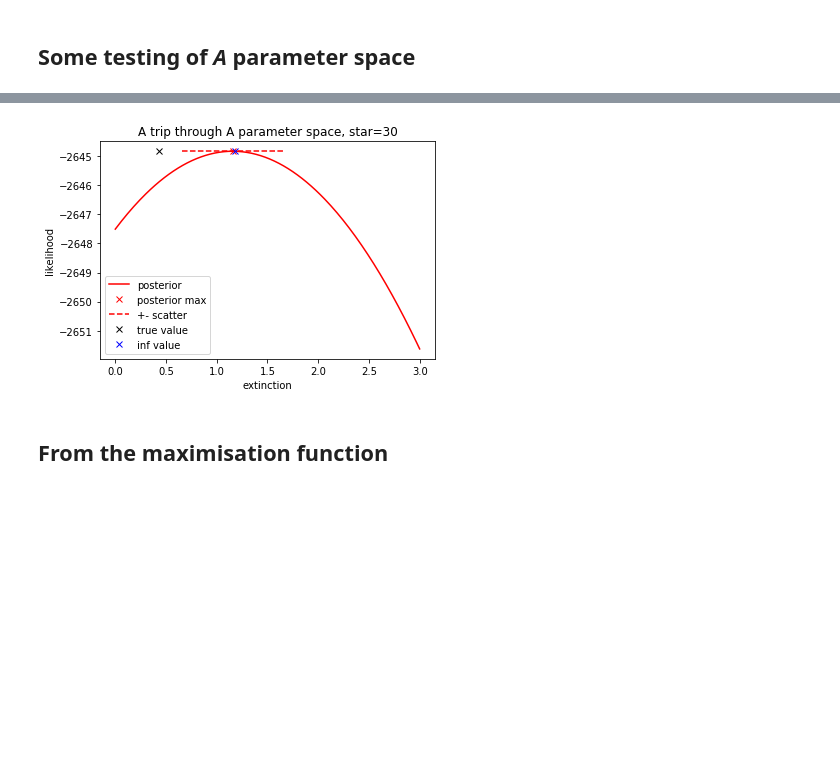
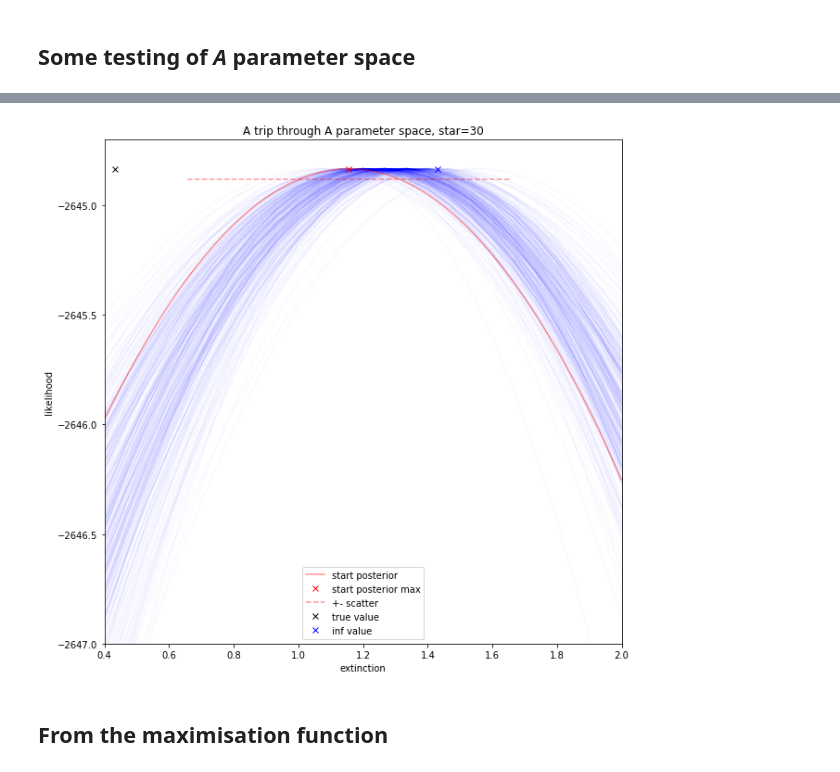
Before and after one commit to vickyscowcroft/bayesian_pl_fitting, a Jupyter notebook: batdog.ipynb, the cells around one changed output, grey strips where cells are left out. Drawn from its saved outputs; the diff is of its cells as text; code cells hidden in the pictures; blank space fills up the shorter version.

```diff
--- a/batdog.ipynb
+++ b/batdog.ipynb
@@ -280,0 +597,16 @@ data[['m_true'+band, 'omega_true', 'omega_exp', 'omega_sigma']]
+# %%
+N_points = 300
+test_r = np.linspace(30000, 70000, num=N_points)
+
+a_star = 0
+likelihood = np.zeros(N_points)
+
+# Cycle along the beam
+r_i = 0
+for a_r in zip(test_r):
+    sys.stdout.write('\r{}'.format(r_i))
+    sys.stdout.flush()
+    # Evaluate stars at beam test points
+    for along, a_weight in zip(distances_along_beam[a_star], star_weights[a_star]):
+        likelihood[r_i] += norm(along, data_prior['r_sigma'][a_star]).pdf(a_r) * a_weight
+    r_i += 1
@@ -1735,40 +2227,37 @@ norm(loc=1, scale=0.5).pdf(1)
 # %%
-# Constants
-a_star = 30
-a_band = 'I'
+true_A = data.iloc[[a_star]]['A_true_' + a_band]
+max_yran = np.amax(yran)
+arg_max_yran = np.argmax(yran)
 
-# Time for plotting
-band_number = band_names.index(a_band)
-xran = np.linspace(0.0, 3.0, num=200)
-yran = []
-wran = []
-zran = []
-for a_A in xran:
-    a_guess = starting_guess.copy()
-    a_guess[ranges['A'][band_number * N_good + a_star]] = a_A
-    yran.append(np.sum(posterior(a_guess, ranges, data_emcee, False)))
-    zran.append(np.sum(likelihood_app_mag(a_guess, ranges, data_emcee, False)))
+plot_offset = 450
 
-true_A = data.iloc[[a_star]]['A_true_' + a_band]
-max_yran = np.argmax(yran)
+plt.figure(figsize=(10,10))
 
+for i in range(tests):
+    max_zran = np.amax(zran[i, :])
+    zran_offset = max_yran - max_zran
+    plt.plot(xran2, zran[i, :] + zran_offset, 'b-', alpha=0.02)
 
-plt.plot(xran, yran, 'r-', label='posterior')
-plt.plot(xran[max_yran], yran[max_yran], 'rx', label='posterior max')
-plt.plot([xran[max_yran]-s_true[band_number], xran[max_yran]+s_true[band_number]],
-         [yran[max_yran], yran[max_yran]], 'r--', label='+- scatter')
-plt.plot(true_A, yran[max_yran], 'kx', label='true value')
-plt.plot(data.iloc[[a_star]]['A_inf_' + a_band], yran[max_yran], 'bx',
+plt.plot(xran, yran, 'r-', label='start posterior', alpha=0.4)
+plt.plot(xran[arg_max_yran], yran[arg_max_yran], 'rx', label='start posterior max')
+plt.plot([xran[arg_max_yran]-s_true[band_number], xran[arg_max_yran]+s_true[band_number]],
+         [yran[arg_max_yran]-0.05, yran[arg_max_yran]-0.05], 'r--', label='+- scatter', alpha=0.4)
+
+plt.plot(true_A, yran[arg_max_yran], 'kx', label='true value')
+plt.plot(data.iloc[[a_star]]['A_inf_' + a_band], yran[arg_max_yran], 'bx',
          label='inf value')
+
 #plt.plot(xran, np.asarray(zran), 'g-', label='likelihood_app_mag')
 plt.plot()
 plt.legend()
 plt.title('A trip through A parameter space, star={}'.format(a_star))
 plt.xlabel('extinction')
 plt.ylabel('likelihood')
+plt.xlim(0.4, 2.0)
+plt.ylim(-2647, -2644.7)
 plt.show()
 # %% [output]
-[figure, old version]
+[figure, new version]
 # %% [markdown]
 ## From the maximisation function
 # %%
```
Also changed, not shown: parts of 47 cells of this notebook, 4 other files.
